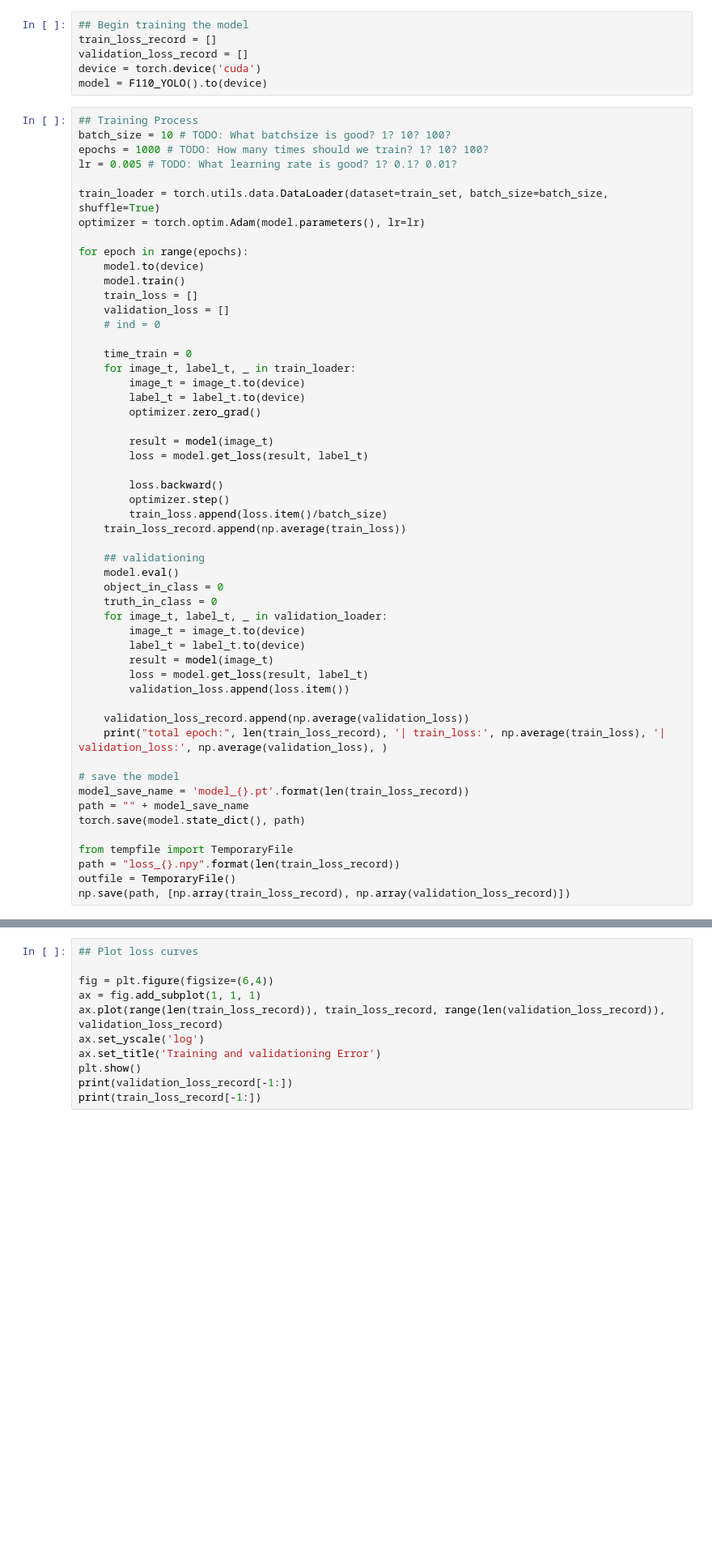
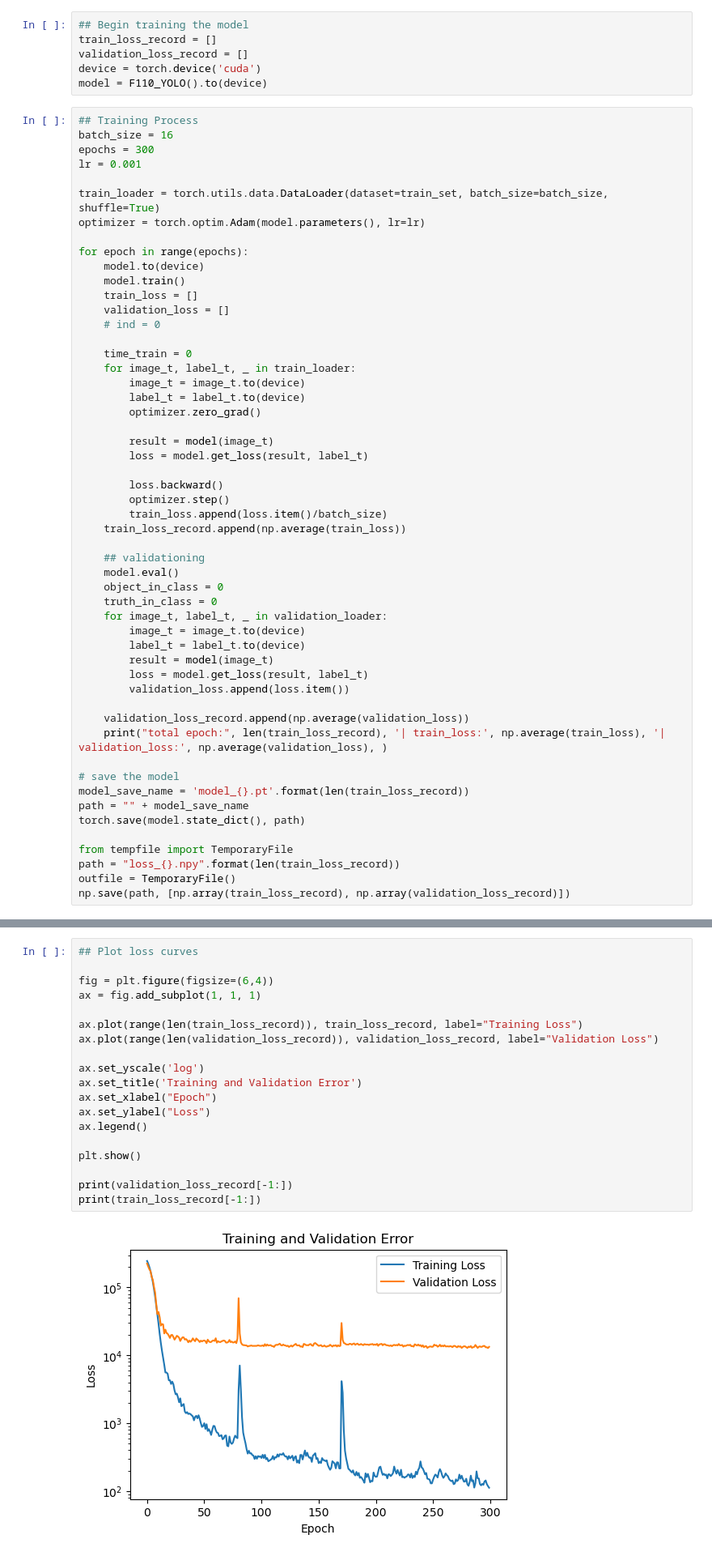
Before and after one commit to IGfun2code/deep_learning_yolo_vs_faster_RCNN, a Jupyter notebook: notebooks/f110_yolo_baseline.ipynb, the cells around one changed output, grey strips where cells are left out. Shown at 81% size. Cells and saved outputs as stored; diff of their text form; blank space fills up the shorter version.

```diff
--- a/notebooks/f110_yolo_baseline.ipynb
+++ b/notebooks/f110_yolo_baseline.ipynb
@@ -312,9 +325,9 @@ device = torch.device('cuda')
 model = F110_YOLO().to(device)
 # %%
 ## Training Process
-batch_size = 10 # TODO: What batchsize is good? 1? 10? 100?
-epochs = 1000 # TODO: How many times should we train? 1? 10? 100?
-lr = 0.005 # TODO: What learning rate is good? 1? 0.1? 0.01?
+batch_size = 16
+epochs = 300
+lr = 0.001
 
 train_loader = torch.utils.data.DataLoader(dataset=train_set, batch_size=batch_size, shuffle=True)
 optimizer = torch.optim.Adam(model.parameters(), lr=lr)
@@ -374,11 +397,21 @@ total epoch: 7 | train_loss: 12366.280815972223 | validation_loss: 25893.6397937
 # %%
 ## Plot loss curves
 
 fig = plt.figure(figsize=(6,4))
 ax = fig.add_subplot(1, 1, 1)
-ax.plot(range(len(train_loss_record)), train_loss_record, range(len(validation_loss_record)), validation_loss_record)
+
+ax.plot(range(len(train_loss_record)), train_loss_record, label="Training Loss")
+ax.plot(range(len(validation_loss_record)), validation_loss_record, label="Validation Loss")
+
 ax.set_yscale('log')
-ax.set_title('Training and validationing Error')
+ax.set_title('Training and Validation Error')
+ax.set_xlabel("Epoch")
+ax.set_ylabel("Loss")
+ax.legend()
+
 plt.show()
+
 print(validation_loss_record[-1:])
 print(train_loss_record[-1:])
+# %% [output]
+[figure, added]
```
Also changed, not shown: parts of 13 cells of this notebook, 19 other files.
